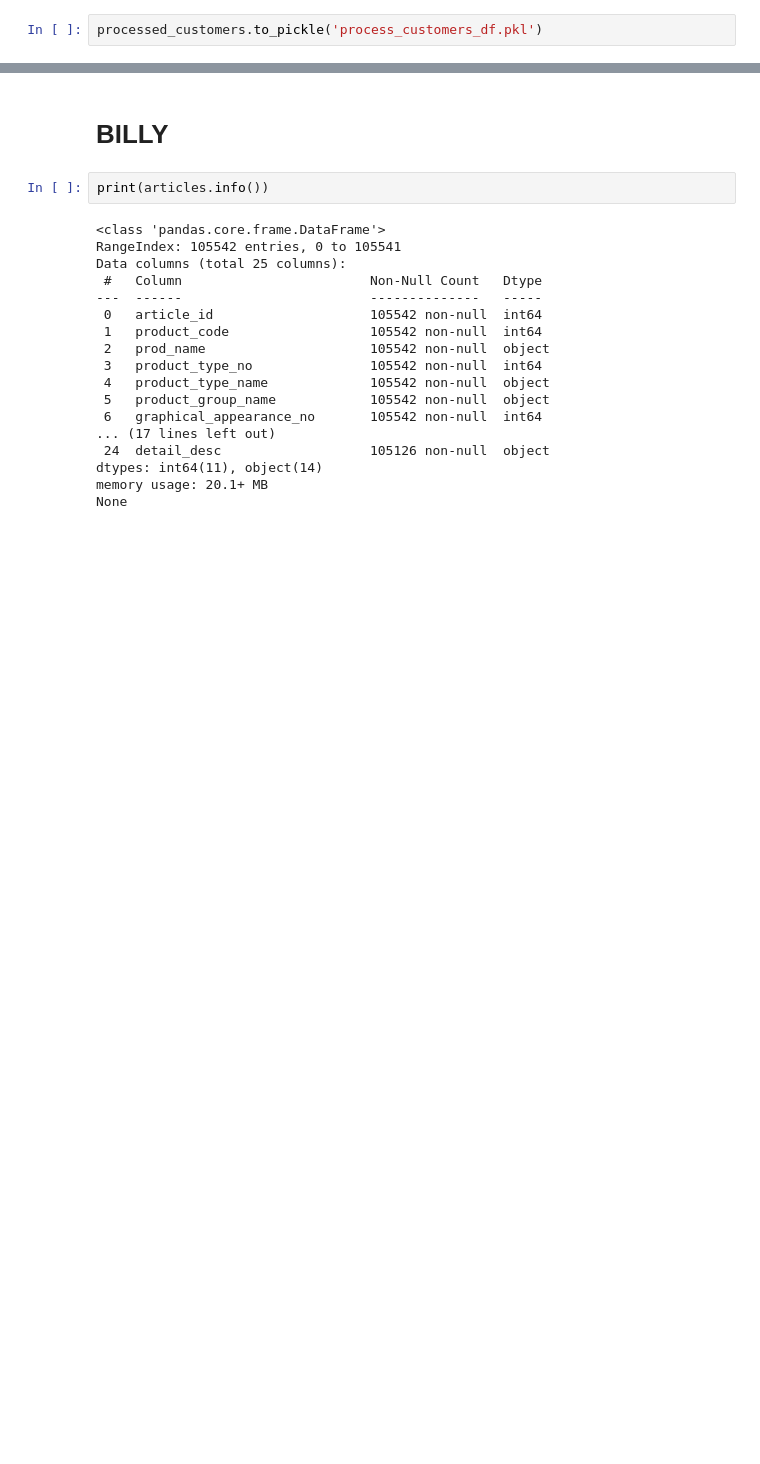
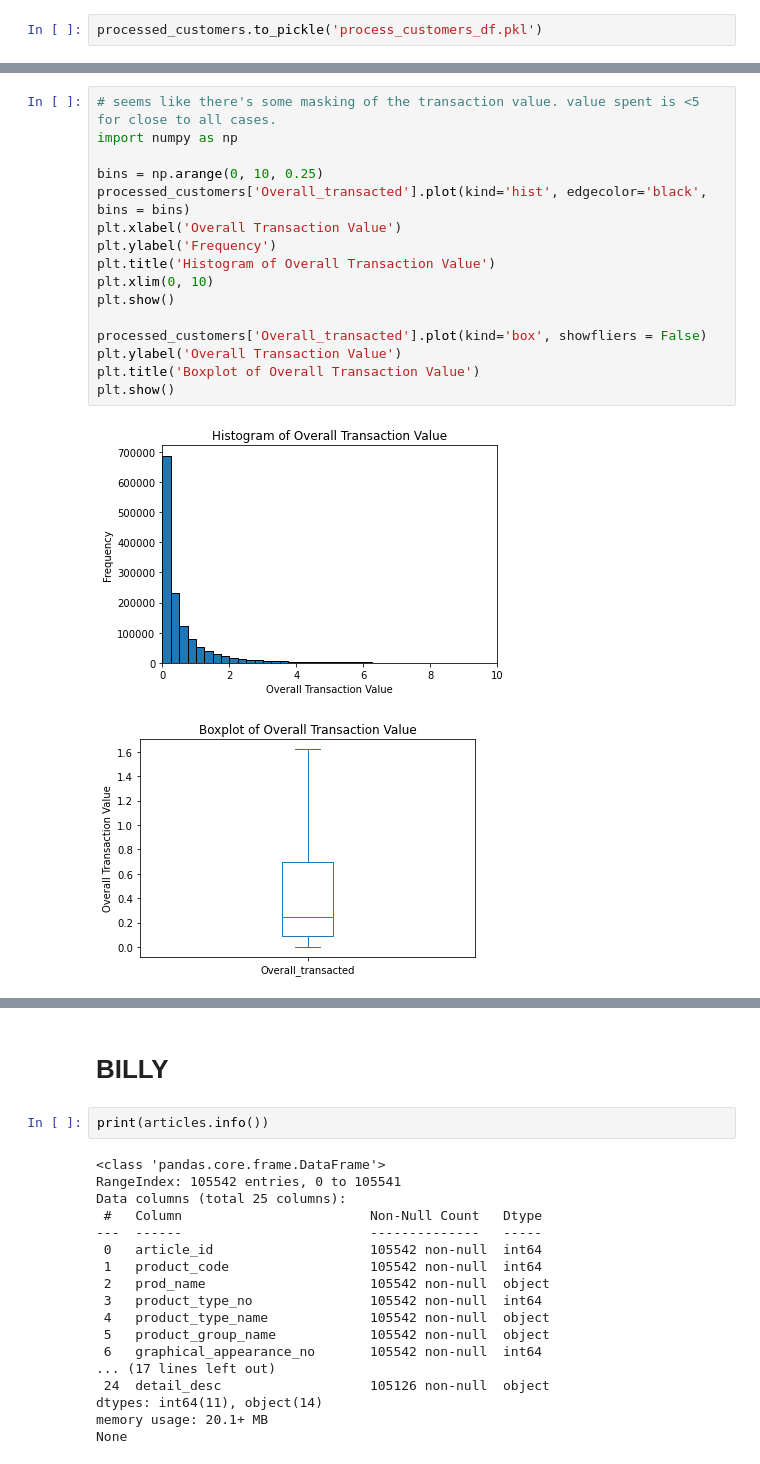
Before and after one commit to billysimct/Data-Science-Business, a Jupyter notebook: demo.ipynb, the cells around one changed output, grey strips where cells are left out. Drawn from its saved outputs; the diff is of its cells as text; blank space fills up the shorter version.

```diff
--- a/demo.ipynb
+++ b/demo.ipynb
@@ -145,0 +163,19 @@ processed_customers.to_pickle('process_customers_df.pkl')
+# %%
+# seems like there's some masking of the transaction value. value spent is <5 for close to all cases.
+import numpy as np
+
+bins = np.arange(0, 10, 0.25)
+processed_customers['Overall_transacted'].plot(kind='hist', edgecolor='black', bins = bins)
+plt.xlabel('Overall Transaction Value')
+plt.ylabel('Frequency')
+plt.title('Histogram of Overall Transaction Value')
+plt.xlim(0, 10)
+plt.show()
+
+processed_customers['Overall_transacted'].plot(kind='box', showfliers = False)
+plt.ylabel('Overall Transaction Value')
+plt.title('Boxplot of Overall Transaction Value')
+plt.show()
+# %% [output]
+[figure, added]
+[figure, added]
```
Also changed, not shown: parts of 8 cells of this notebook.
